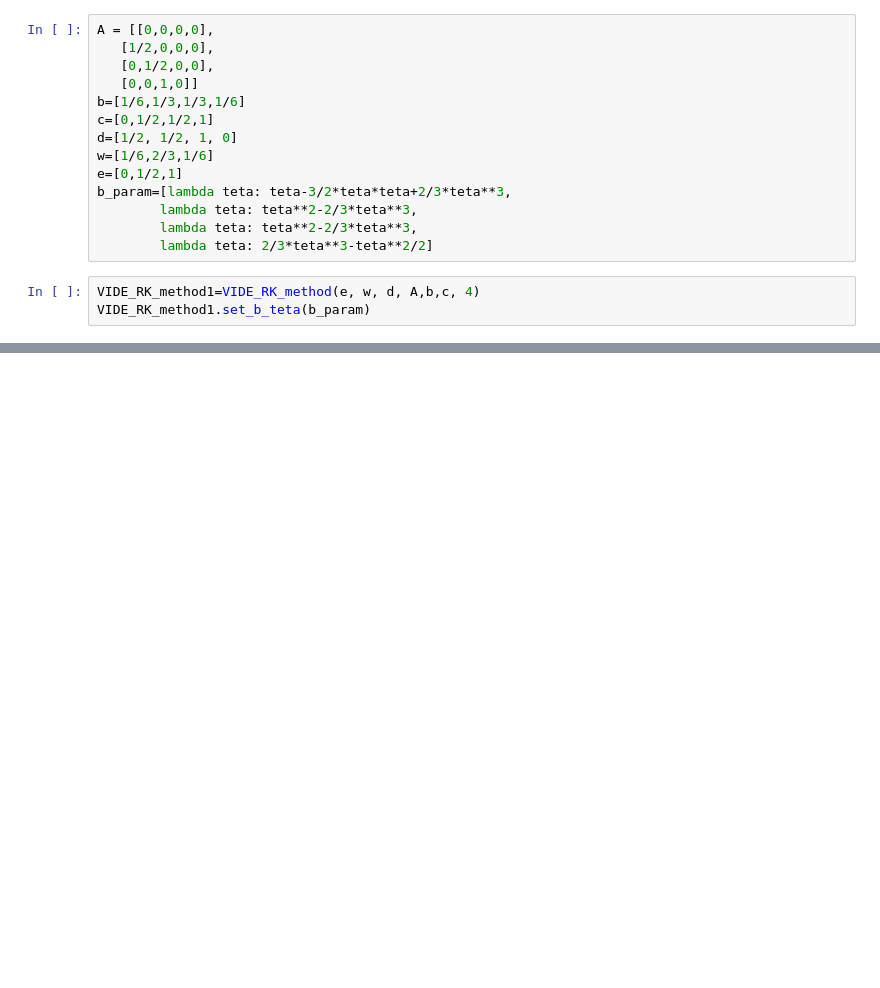
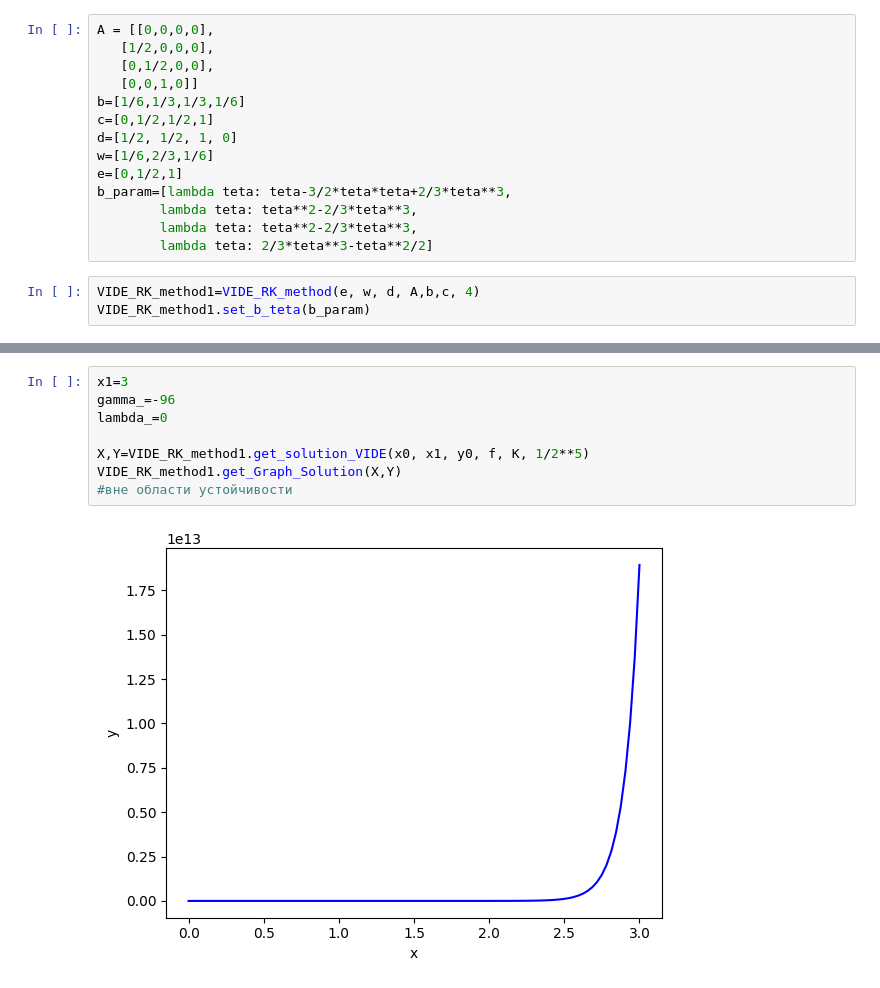
Before and after one commit to Lenoliums/VKR, a Jupyter notebook: VIDE_examples.ipynb, the cells around one changed output, grey strips where cells are left out. Cells and saved outputs as stored; diff of their text form; blank space fills up the shorter version.

```diff
--- a/VIDE_examples.ipynb
+++ b/VIDE_examples.ipynb
@@ -118,0 +34,10 @@ VIDE_RK_method1.set_b_teta(b_param)
+# %%
+x1=3
+gamma_=-96
+lambda_=0
+
+X,Y=VIDE_RK_method1.get_solution_VIDE(x0, x1, y0, f, K, 1/2**5)
+VIDE_RK_method1.get_Graph_Solution(X,Y)
+#вне области устойчивости
+# %% [output]
+[figure, added]
```
Also changed, not shown: parts of 14 cells of this notebook, 1 other file.
